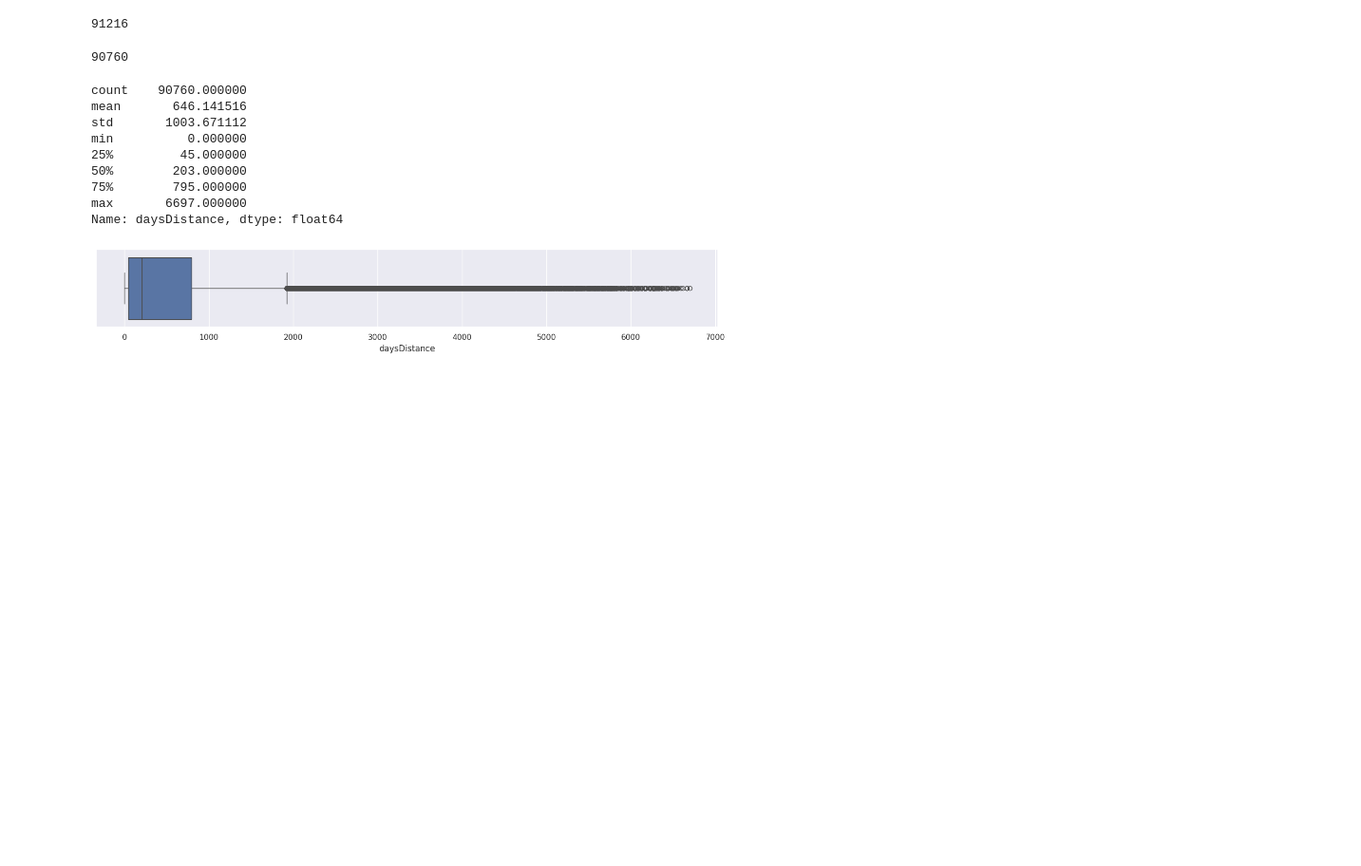
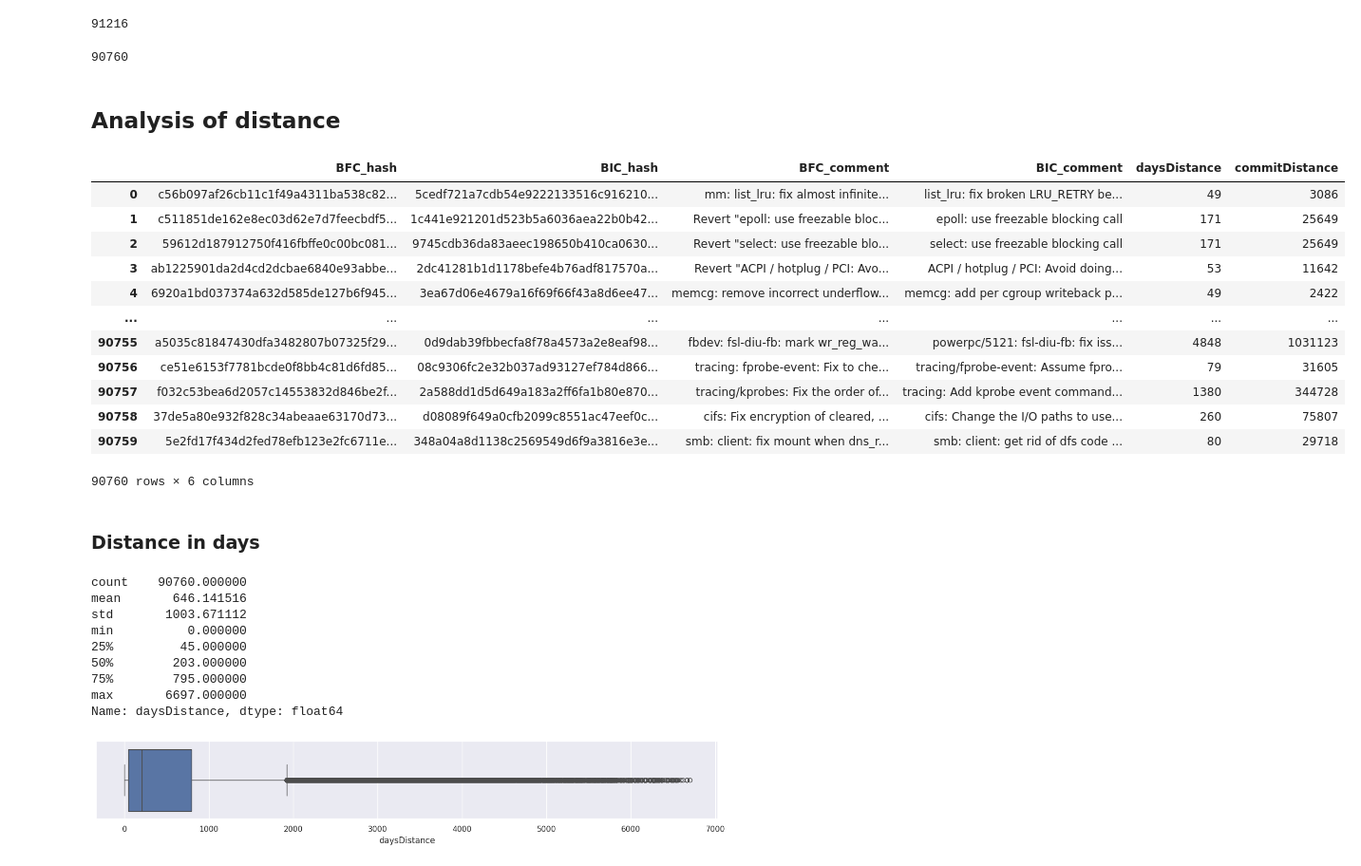
Before and after one commit to codeurjc/LinuxCommitsDataset, a Jupyter notebook: notebooks/CommitMining.ipynb, the cells around one changed output. Shown: that part at 95% size. Cells and saved outputs as stored; diff of their text form; code cells hidden in the pictures; blank space fills up the shorter version.

```diff
--- a/notebooks/CommitMining.ipynb
+++ b/notebooks/CommitMining.ipynb
@@ -176,0 +197,2 @@ df.to_csv('links.csv', index=False)
+# %% [markdown]
+## Analysis of distance
@@ -177,3 +202,21 @@ df.to_csv('links.csv', index=False)
+# %%
+df
+# %% [output]
+|  | BFC_hash | BIC_hash | BFC_comment | BIC_comment | daysDistance | commitDistance |
+| 0 | c56b097af26cb11c1f49a4311ba538c82... | 5cedf721a7cdb54e9222133516c916210... | mm: list_lru: fix almost infinite... | list_lru: fix broken LRU_RETRY be... | 49 | 3086 |
+| 1 | c511851de162e8ec03d62e7d7feecbdf5... | 1c441e921201d523b5a6036aea22b0b42... | Revert "epoll: use freezable bloc... | epoll: use freezable blocking call | 171 | 25649 |
+| 2 | 59612d187912750f416fbffe0c00bc081... | 9745cdb36da83aeec198650b410ca0630... | Revert "select: use freezable blo... | select: use freezable blocking call | 171 | 25649 |
+| 3 | ab1225901da2d4cd2dcbae6840e93abbe... | 2dc41281b1d1178befe4b76adf817570a... | Revert "ACPI / hotplug / PCI: Avo... | ACPI / hotplug / PCI: Avoid doing... | 53 | 11642 |
+| 4 | 6920a1bd037374a632d585de127b6f945... | 3ea67d06e4679a16f69f66f43a8d6ee47... | memcg: remove incorrect underflow... | memcg: add per cgroup writeback p... | 49 | 2422 |
+| ... | ... | ... | ... | ... | ... | ... |
+| 90755 | a5035c81847430dfa3482807b07325f29... | 0d9dab39fbbecfa8f78a4573a2e8eaf98... | fbdev: fsl-diu-fb: mark wr_reg_wa... | powerpc/5121: fsl-diu-fb: fix iss... | 4848 | 1031123 |
+| 90756 | ce51e6153f7781bcde0f8bb4c81d6fd85... | 08c9306fc2e32b037ad93127ef784d866... | tracing: fprobe-event: Fix to che... | tracing/fprobe-event: Assume fpro... | 79 | 31605 |
+| 90757 | f032c53bea6d2057c14553832d846be2f... | 2a588dd1d5d649a183a2ff6fa1b80e870... | tracing/kprobes: Fix the order of... | tracing: Add kprobe event command... | 1380 | 344728 |
+| 90758 | 37de5a80e932f828c34abeaae63170d73... | d08089f649a0cfb2099c8551ac47eef0c... | cifs: Fix encryption of cleared, ... | cifs: Change the I/O paths to use... | 260 | 75807 |
+| 90759 | 5e2fd17f434d2fed78efb123e2fc6711e... | 348a04a8d1138c2569549d6f9a3816e3e... | smb: client: fix mount when dns_r... | smb: client: get rid of dfs code ... | 80 | 29718 |
+90760 rows × 6 columns
+# %% [markdown]
+### Distance in days
 # %%
 df['daysDistance'].describe()
 # %% [output]
```
Also changed, not shown: parts of 12 cells of this notebook, 3 other files.
